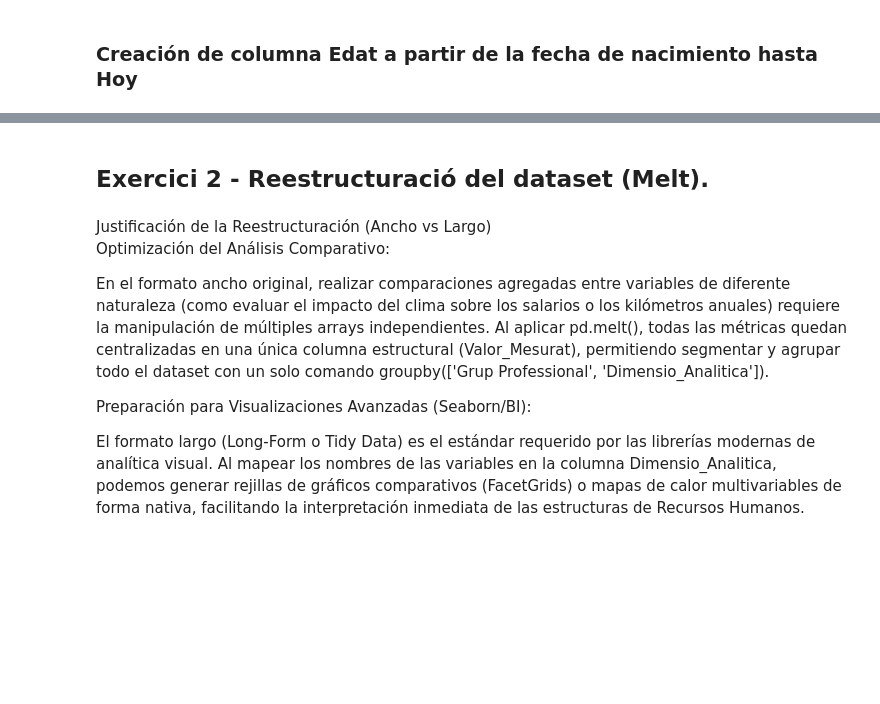
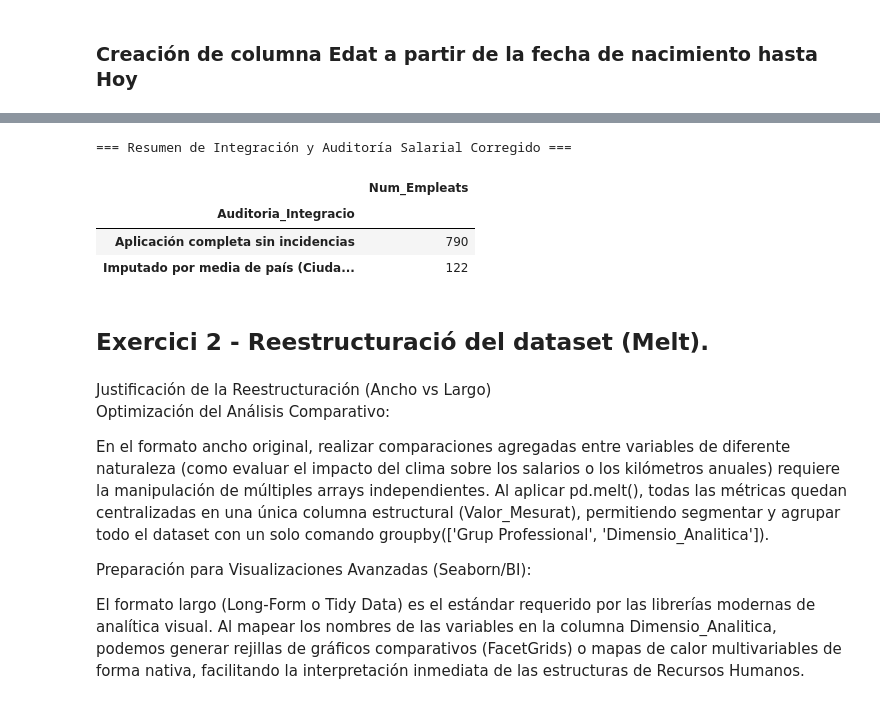
Before and after one commit to KrisBcn-dev/ITAESPDATA, a Jupyter notebook: Sprint8/S8_Cristina_Fornaguera.ipynb, the cells around one changed output, grey strips where cells are left out. Saved outputs shown, nothing was run; the diff lists cells and outputs as text; code cells hidden in the pictures; blank space fills up the shorter version.

```diff
--- a/Sprint8/S8_Cristina_Fornaguera.ipynb
+++ b/Sprint8/S8_Cristina_Fornaguera.ipynb
@@ -887,3 +971,59 @@ display(df_enriquit['Auditoria_Integracio'].value_counts().to_frame('Num_Empleat
+# %%
+#  Identificamos los registros que han fallado por falta de datos geográficos
+mask_carencia_ciutat = df_enriquit['Auditoria_Integracio'].str.contains("Cost_Vida", na=False)
+
+# Calculem las medianas de los índices y la Moda del Clima por País
+medias_pais = df_ciutats_clean.groupby('País_Match').agg({
+    'Cost_vida_index': 'mean',
+    'Transport_public_score': 'mean',
+    'Clima_tipus': lambda x: x.mode()[0] if not x.mode().empty else np.nan  # Moda del clima per país
+}).reset_index().rename(columns={
+    'Cost_vida_index': 'Cost_vida_index_pais_mean',
+    'Transport_public_score': 'Transport_public_score_pais_mean',
+    'Clima_tipus': 'Clima_tipus_pais_mode'
+})
+
+# Fusionamos los datos agregados al dataframe
+df_enriquit = pd.merge(df_enriquit, medias_pais, on='País_Match', how='left')
+
+# Asignamos los datos sólo a los registros necesarios
+df_enriquit.loc[mask_carencia_ciutat, 'Cost_vida_index'] = df_enriquit.loc[mask_carencia_ciutat, 'Cost_vida_index_pais_mean']
+df_enriquit.loc[mask_carencia_ciutat, 'Transport_public_score'] = df_enriquit.loc[mask_carencia_ciutat, 'Transport_public_score_pais_mean']
+df_enriquit.loc[mask_carencia_ciutat, 'Clima_tipus'] = df_enriquit.loc[mask_carencia_ciutat, 'Clima_tipus_pais_mode']
+
+# Clasificamos las nuevas categorias
+df_enriquit.loc[mask_carencia_ciutat, 'Cost_vida_cat'] = df_enriquit.loc[mask_carencia_ciutat, 'Cost_vida_index'].apply(clasificar_costo_vida)
+df_enriquit.loc[mask_carencia_ciutat, 'Transport_cat'] = df_enriquit.loc[mask_carencia_ciutat, 'Transport_public_score'].apply(clasificar_transport)
+
+# Ejecutamos de nuevo la función de incremento sólo para los registros corregidos
+res_actualitzat = df_enriquit[mask_carencia_ciutat].apply(calcular_incremento_enriquecido, axis=1)
+df_enriquit.loc[mask_carencia_ciutat, ['Pct_Increment_Total', 'Auditoria_Integracio']] = res_actualitzat.values
+
+# Actualizamos el literal de auditoria
+df_enriquit.loc[mask_carencia_ciutat, 'Auditoria_Integracio'] = "Imputado por media de país (Ciudad ausente)"
+
+# Re-aplicamos las reglas salariales globales
+df_enriquit['Pct_Increment_Aplicat'] = df_enriquit['Pct_Increment_Total'].clip(upper=max_cap)
+df_enriquit['Import_Increment'] = df_enriquit['Salari mensual'] * (df_enriquit['Pct_Increment_Aplicat'] / 100)
+df_enriquit['Salari_Ajustat'] = df_enriquit['Salari mensual'] + df_enriquit['Import_Increment']
+df_enriquit['Salari_Ajustat'] = np.maximum(df_enriquit['Salari_Ajustat'], min_thresh)
+
+# Redondeo a 2 decimales para todos los floats
+float_cols = df_enriquit.select_dtypes(include=['float64', 'float32']).columns
+df_enriquit[float_cols] = df_enriquit[float_cols].round(2)
+
+# Limpieza de columnas auxiliares
+df_enriquit.drop(columns=['Ciutat_Match', 'País_Match', 'Cost_vida_index_pais_mean', 'Transport_public_score_pais_mean', 'Clima_tipus_pais_mode'], errors='ignore', inplace=True)
+
+# Resumen corregido
+print("\n=== Resumen de Integración y Auditoría Salarial Corregido ===")
+display(df_enriquit['Auditoria_Integracio'].value_counts(dropna=False).to_frame('Num_Empleats'))
+# %% [output]
+=== Resumen de Integración y Auditoría Salarial Corregido ===
+|  | Num_Empleats |
+| Auditoria_Integracio |  |
+| Aplicación completa sin incidencias | 790 |
+| Imputado por media de país (Ciuda... | 122 |
 # %% [markdown]
 ## Exercici 2 - Reestructuració del dataset (Melt).
 # %% [markdown]
```
Also changed, not shown: parts of 47 cells of this notebook.
